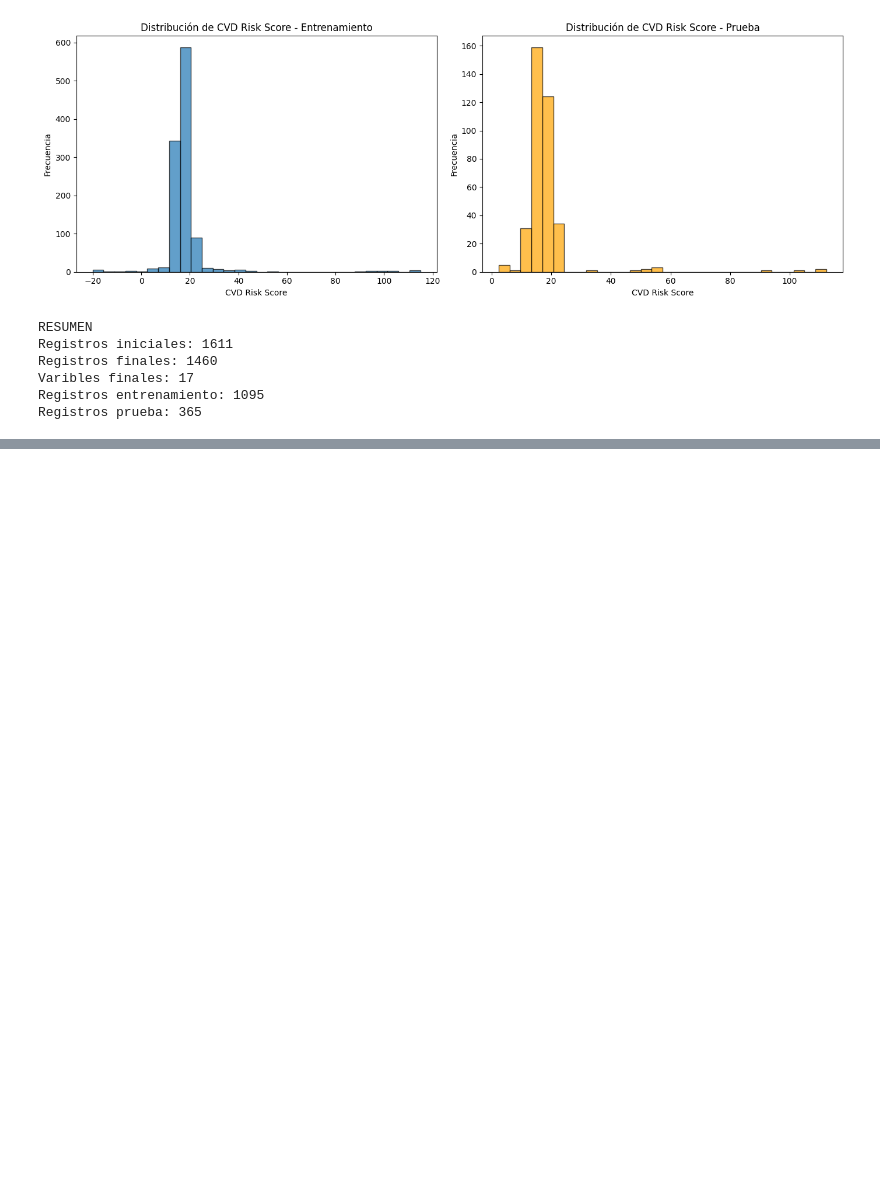
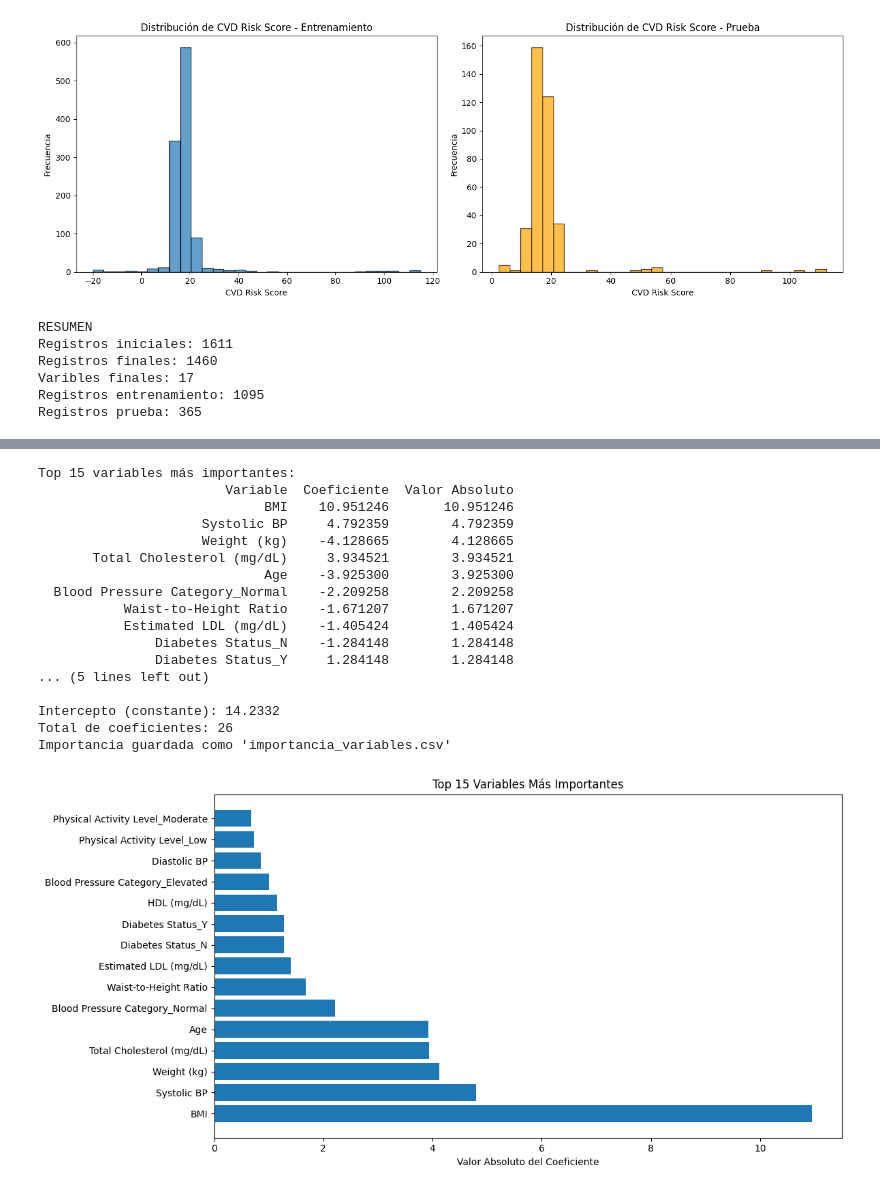
Before and after one commit to Maldinho18/MaterialDeClase-ISIS-2611, a Jupyter notebook: Laboratorios/L1 Regresion Lineal/Laboratorio1.ipynb, the cells around one changed output, grey strips where cells are left out. Cells and saved outputs as stored; diff of their text form; code cells hidden in the pictures; blank space fills up the shorter version.

```diff
--- a/Laboratorios/L1 Regresion Lineal/Laboratorio1.ipynb
+++ b/Laboratorios/L1 Regresion Lineal/Laboratorio1.ipynb
@@ -346,0 +502,57 @@ FileNotFoundError: [Errno 2] No such file or directory: 'modelo1.pkl'
+# %%
+if mejor_idx == 0:
+    mejor_mod = modelo1
+    nombres_features = variables_numericas
+else:
+    mejor_mod = modelo2
+    encoder = prep_m2.named_transformers_["cat"].named_steps["codificador"]
+    feature_names_cat = []
+    for i, cat_var in enumerate(variables_categoricas):
+        categories = encoder.categories_[i]
+        feature_names_cat.extend([f"{cat_var}_{cat}" for cat in categories])
+    nombres_features = variables_numericas + feature_names_cat
+
+coeficientes = mejor_mod.coef_
+intercepto = mejor_mod.intercept_
+
+importancia_vars = pd.DataFrame({
+    "Variable": nombres_features,
+    "Coeficiente": coeficientes,
+    "Valor Absoluto": np.abs(coeficientes)
+}).sort_values("Valor Absoluto", ascending=False)
+
+print("Top 15 variables más importantes:")
+print(importancia_vars.head(15).to_string(index=False))
+print()
+print(f"Intercepto (constante): {intercepto:.4f}")
+print(f"Total de coeficientes: {len(coeficientes)}")
+
+importancia_vars.to_csv("importancia_variables.csv", index=False)
+print("Importancia guardada como 'importancia_variables.csv'")
+
+plt.figure(figsize=(12, 6))
+plt.barh(range(15), importancia_vars["Valor Absoluto"].head(15))
+plt.yticks(range(15), importancia_vars["Variable"].head(15))
+plt.xlabel("Valor Absoluto del Coeficiente")
+plt.title("Top 15 Variables Más Importantes")
+plt.tight_layout()
+plt.show()
+# %% [output]
+Top 15 variables más importantes:
+                        Variable  Coeficiente  Valor Absoluto
+                             BMI    10.951246       10.951246
+                     Systolic BP     4.792359        4.792359
+                     Weight (kg)    -4.128665        4.128665
+       Total Cholesterol (mg/dL)     3.934521        3.934521
+                             Age    -3.925300        3.925300
+  Blood Pressure Category_Normal    -2.209258        2.209258
+           Waist-to-Height Ratio    -1.671207        1.671207
+           Estimated LDL (mg/dL)    -1.405424        1.405424
+               Diabetes Status_N    -1.284148        1.284148
+               Diabetes Status_Y     1.284148        1.284148
+... (5 lines left out)
+
+Intercepto (constante): 14.2332
+Total de coeficientes: 26
+Importancia guardada como 'importancia_variables.csv'
+[figure, added]
```
Also changed, not shown: parts of 6 cells of this notebook.
